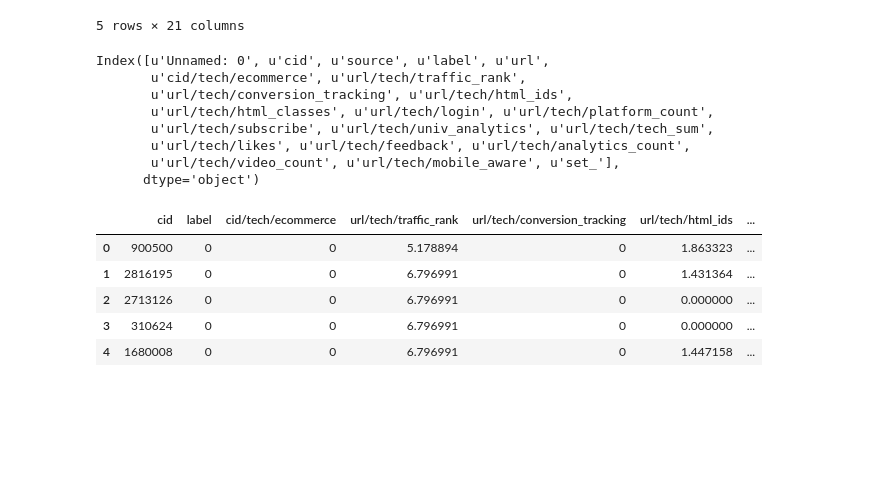
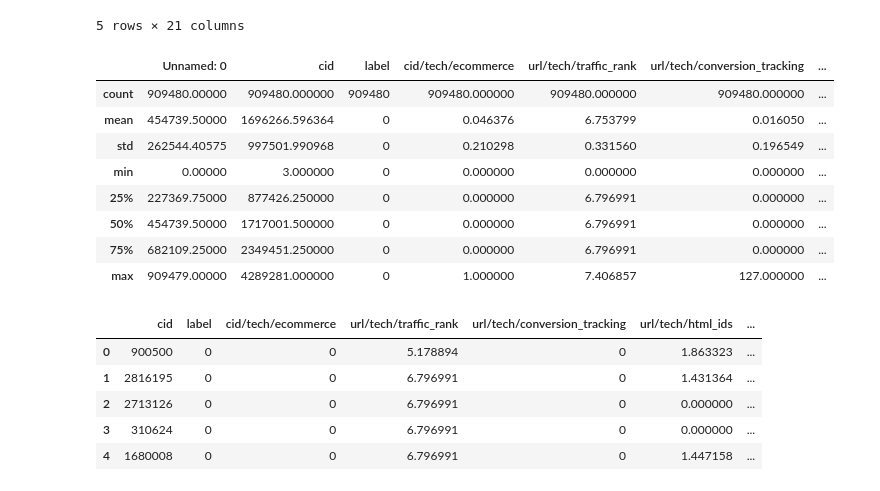
Before and after one commit to lcreyes/GI, a Jupyter notebook: notebook/Dataset reformatting.ipynb, the cells around one changed output. Saved outputs shown, nothing was run; the diff lists cells and outputs as text; code cells hidden in the pictures; blank space fills up the shorter version.

```diff
--- a/notebook/Dataset reformatting.ipynb
+++ b/notebook/Dataset reformatting.ipynb
@@ -31,16 +31,17 @@ tech_features.head()
 | 4 | 433287 | 1680008 | background_url | 0 | archer-consulting.co.uk | 0 | 6.796991 | ... |
 5 rows × 21 columns
 # %%
-tech_features.columns
+tech_features.describe()
 # %% [output]
-Index([u'Unnamed: 0', u'cid', u'source', u'label', u'url',
-       u'cid/tech/ecommerce', u'url/tech/traffic_rank',
-       u'url/tech/conversion_tracking', u'url/tech/html_ids',
-       u'url/tech/html_classes', u'url/tech/login', u'url/tech/platform_count',
-       u'url/tech/subscribe', u'url/tech/univ_analytics', u'url/tech/tech_sum',
-       u'url/tech/likes', u'url/tech/feedback', u'url/tech/analytics_count',
-       u'url/tech/video_count', u'url/tech/mobile_aware', u'set_'],
-      dtype='object')
+|  | Unnamed: 0 | cid | label | cid/tech/ecommerce | url/tech/traffic_rank | url/tech/conversion_tracking | ... |
+| count | 909480.00000 | 909480.000000 | 909480 | 909480.000000 | 909480.000000 | 909480.000000 | ... |
+| mean | 454739.50000 | 1696266.596364 | 0 | 0.046376 | 6.753799 | 0.016050 | ... |
+| std | 262544.40575 | 997501.990968 | 0 | 0.210298 | 0.331560 | 0.196549 | ... |
+| min | 0.00000 | 3.000000 | 0 | 0.000000 | 0.000000 | 0.000000 | ... |
+| 25% | 227369.75000 | 877426.250000 | 0 | 0.000000 | 6.796991 | 0.000000 | ... |
+| 50% | 454739.50000 | 1717001.500000 | 0 | 0.000000 | 6.796991 | 0.000000 | ... |
+| 75% | 682109.25000 | 2349451.250000 | 0 | 0.000000 | 6.796991 | 0.000000 | ... |
+| max | 909479.00000 | 4289281.000000 | 0 | 1.000000 | 7.406857 | 127.000000 | ... |
 # %%
 tech_features_formatted = tech_features.drop(["Unnamed: 0", "source", "url", "set_"], axis=1)
 tech_features_formatted.head()
```
Also changed, not shown: parts of 10 cells of this notebook.
